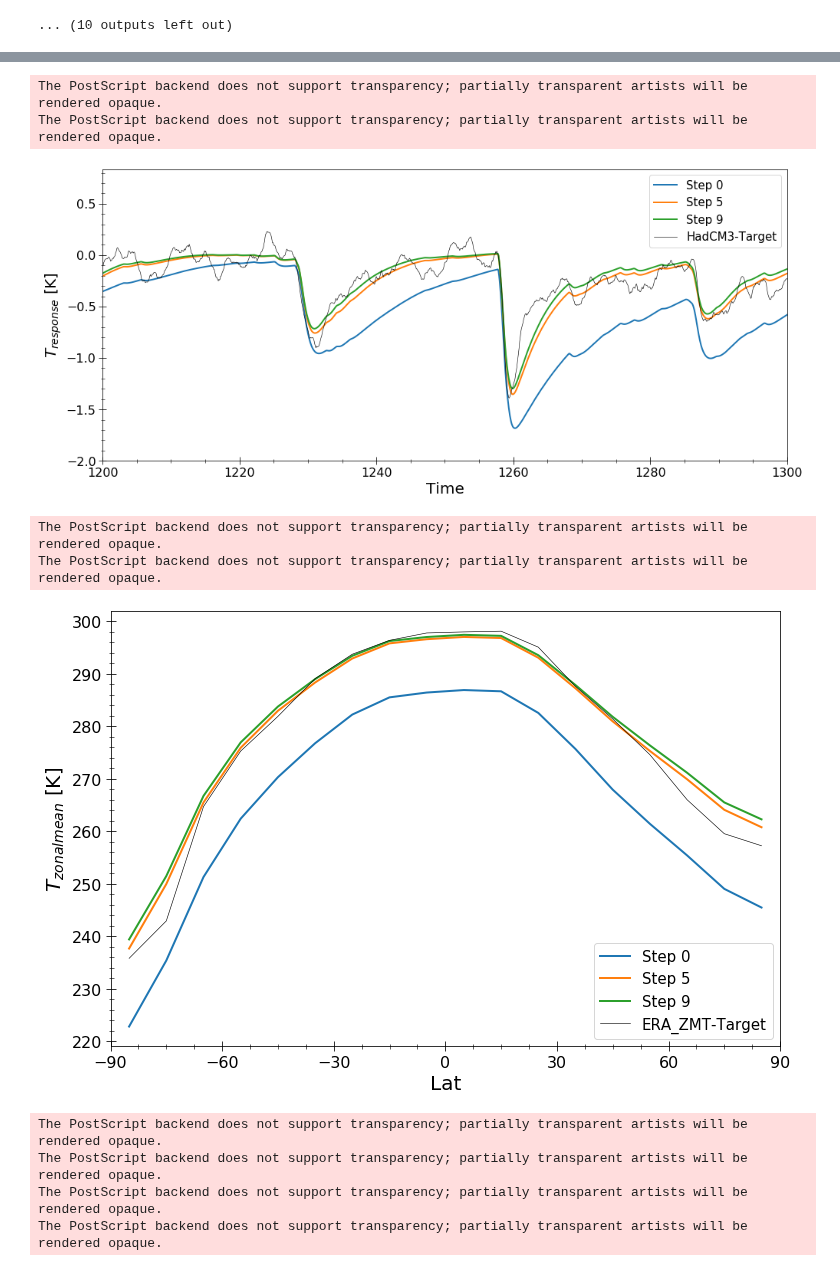
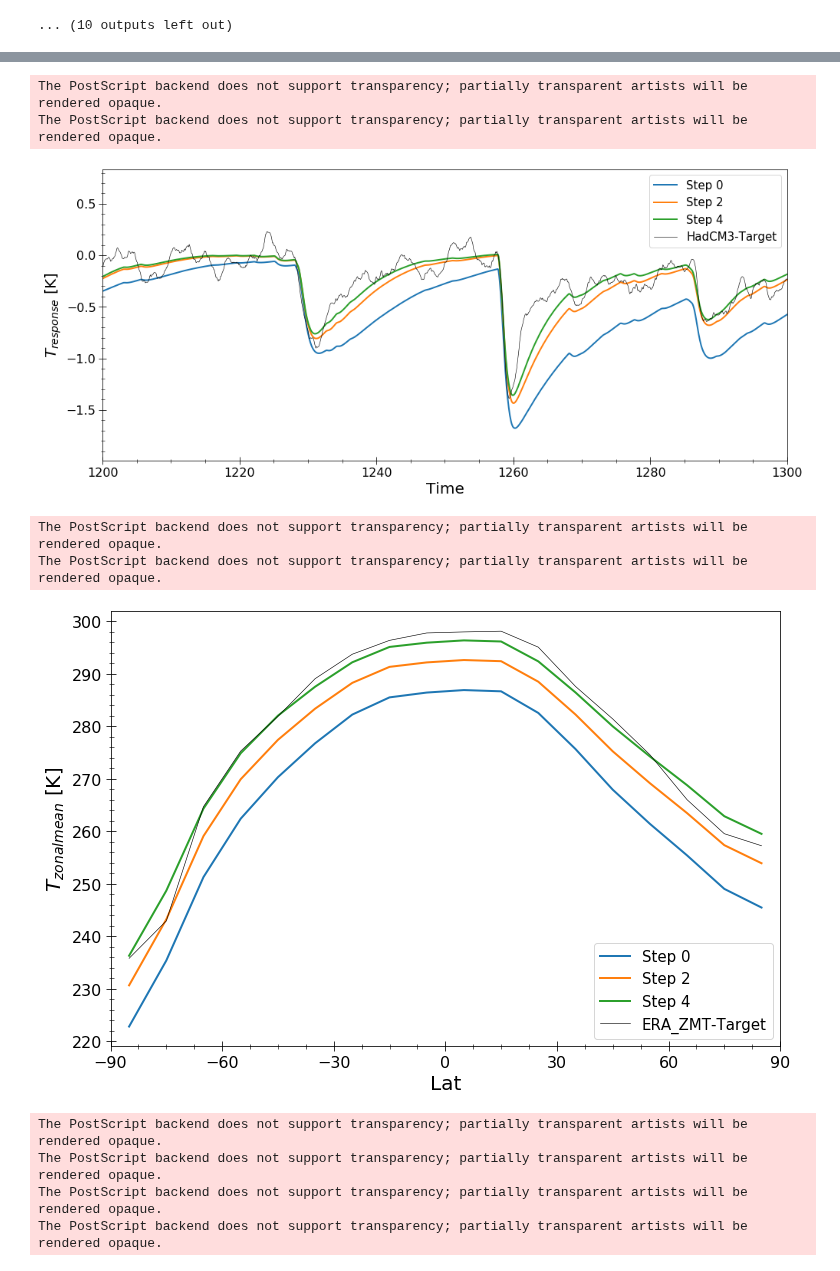
Before and after one commit to BenniSchmiedel/Low-dimensional-EBMs, a Jupyter notebook: Dev_Optimization_fullrecord.ipynb, the cells around one changed output, grey strips where cells are left out. Cells and saved outputs as stored; diff of their text form; code cells hidden in the pictures.

```diff
--- a/Dev_Optimization_fullrecord.ipynb
+++ b/Dev_Optimization_fullrecord.ipynb
@@ -191,30 +188,30 @@ Starting controlrun with a temperature accuracy of 0.001 K on the GMT over 1000
 # %%
 fig,ax=plt.subplots(figsize=(16,7))
-for k in [0,5,9]:
+for k in [0,2,4]:
     plt.plot(Time_850_1850,data[1][k,0],label='Step '+str(k),linewidth=2)
 plt.plot(Time_850_1850,GMT_850_1850_response-0.1,c='k',linewidth=0.6,label='HadCM3-Target')
 plt.legend(fontsize=15)
 plt.xlim(1200,1300)
-
+#plt.xlim(850,1850)
 ax.set_xlabel('Time'),ax.set_ylabel('$T_{response}$ [K]')
-plt.savefig('Data/HadCM3_optimization_full_GMT_Samalas.eps',format='eps')
+plt.savefig('Plots/HadCM3_optimization_full_GMT_Samalas_5steps.eps',format='eps')
 # %% [output]
 The PostScript backend does not support transparency; partially transparent artists will be rendered opaque.
 The PostScript backend does not support transparency; partially transparent artists will be rendered opaque.
-[figure, old version]
+[figure, new version]
 # %%
 fig,ax=plt.subplots(figsize=(12,8))
-for k in [0,5,9]:
+for k in [0,2,4]:
     plt.plot(Vars.Lat,data[0][k,0],label='Step '+str(k),linewidth=2)
 plt.plot(Lat_10,ZMT_10,c='k',linewidth=0.6,label='ERA_ZMT-Target')
 plt.legend(fontsize=15)
 ax.set_xticks(np.linspace(-90,90,7)), ax.set_xlim(-90,90)
 ax.set_xlabel('Lat'),ax.set_ylabel('$T_{zonal mean}$ [K]')
 plt.savefig('Data/HadCM3_optimization_full_ZMT.eps',format='eps')
 # %% [output]
 The PostScript backend does not support transparency; partially transparent artists will be rendered opaque.
 The PostScript backend does not support transparency; partially transparent artists will be rendered opaque.
-[figure, old version]
+[figure, new version]
 # %%
 plt.figure(figsize=(9.5,7))
 plt.plot(np.arange(10)+1,F[:,0],label='Optimization cost function')
```
Also changed, not shown: parts of 1 cell of this notebook, 7 other files.
